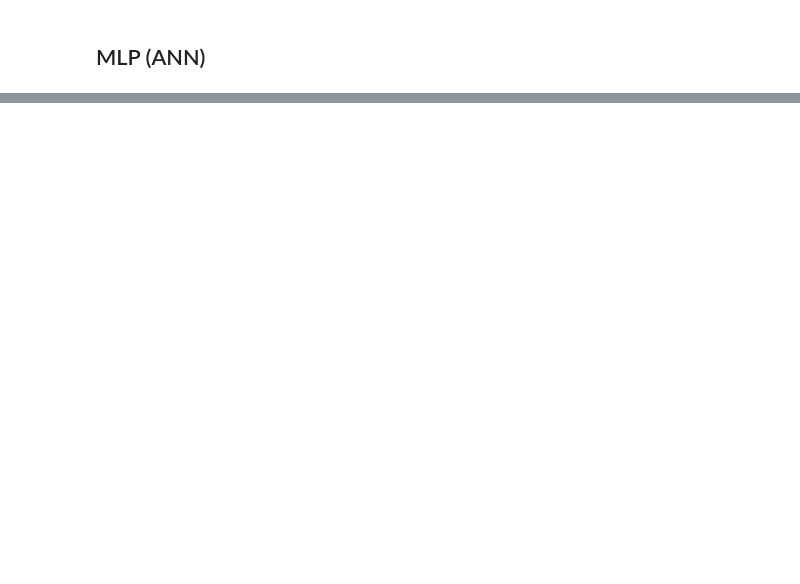
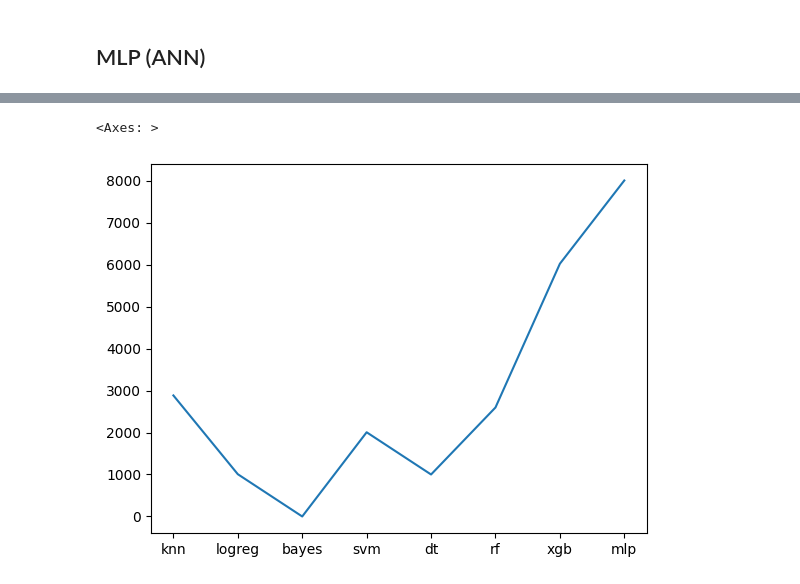
Before and after one commit to super-cinnamon/wrist-movement-classification, a Jupyter notebook: classification/classification.ipynb, the cells around one changed output, grey strips where cells are left out. Drawn from its saved outputs; the diff is of its cells as text; code cells hidden in the pictures; blank space fills up the shorter version.

```diff
--- a/classification/classification.ipynb
+++ b/classification/classification.ipynb
@@ -606,5 +769,12 @@ model = joblib.load(os.path.join(MODELS_PATH, "random_forest", "model.joblib"))
 # %%
+# start
+start = datetime.now()
 y_pred = model.predict(X_test)
+# finish
+finish = datetime.now()
+runtime =  finish - start
+eval_runtime["rf"] = int(runtime.microseconds)
+
 cm = confusion_matrix(y_test, y_pred)
 accuracy = accuracy_score(y_test, y_pred)
 recall = recall_score(y_test, y_pred)
@@ -628,5 +810,12 @@ model = joblib.load(os.path.join(MODELS_PATH, "xgboost", "model.joblib"))
 # %%
+# start
+start = datetime.now()
 y_pred = model.predict(X_test)
+# finish
+finish = datetime.now()
+runtime =  finish - start
+eval_runtime["xgb"] = int(runtime.microseconds)
+
 cm = confusion_matrix(y_test, y_pred)
 accuracy = accuracy_score(y_test, y_pred)
 recall = recall_score(y_test, y_pred)
@@ -647,0 +941,5 @@ sns.heatmap(cm, annot=True)
+# %%
+sns.lineplot(eval_runtime)
+# %% [output]
+<Axes: >
+[figure, added]
```
Also changed, not shown: parts of 50 cells of this notebook, 6 other files.
